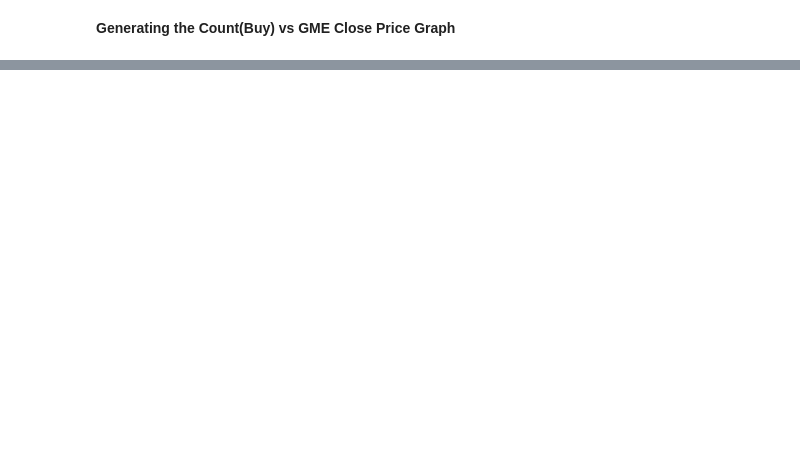
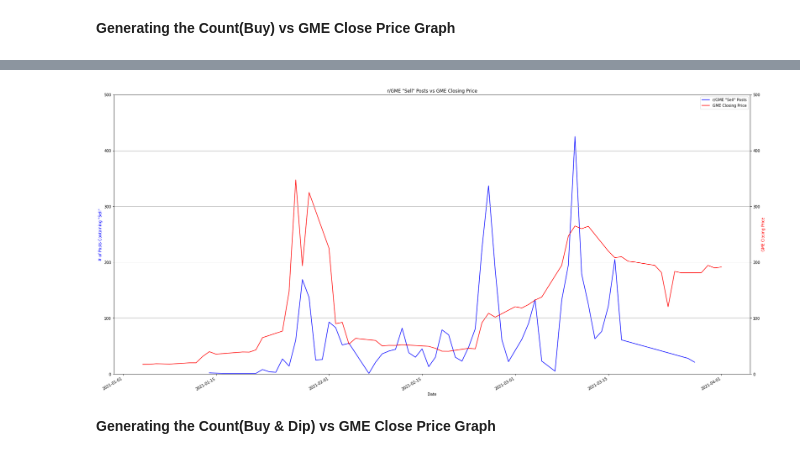
Before and after one commit to NeilCollinsMS/Unstructured-Data-Notebooks, a Jupyter notebook: GME_Graphing_Revised.ipynb, the cells around one changed output, grey strips where cells are left out. Drawn from its saved outputs; the diff is of its cells as text; code cells hidden in the pictures; blank space fills up the shorter version.

```diff
--- a/GME_Graphing_Revised.ipynb
+++ b/GME_Graphing_Revised.ipynb
@@ -238,0 +297,7 @@ gmestock.plot(x='Date', y = 'Close', kind = 'line', figsize=(30,15), color = 're
+# %%
+# Filtering the gmedaily_filtered dataframe to only include titles with the word "Sell"
+
+cols_list = ['Title'] # Target Columns
+search_values = ['Sell'] # Target Word(s)
+
+gme_filtered_sell = gme_filtered[gme_filtered[cols_list].stack().str.contains('|'.join(search_values),case=False,na=False).any(level=0)]
@@ -238,0 +313,2 @@ gmestock.plot(x='Date', y = 'Close', kind = 'line', figsize=(30,15), color = 're
+# %%
+gmedaily_filtered_sell = gme_filtered_sell.groupby('Date', as_index=False).count()
@@ -238,0 +324,16 @@ gmestock.plot(x='Date', y = 'Close', kind = 'line', figsize=(30,15), color = 're
+# %%
+# Plotting GME posts with the word "Sell" in the title against the GME stock price.
+
+ax = gmedaily_filtered_sell.plot(x='Date', y = 'Post ID', kind = 'line', figsize=(30,15), color = 'blue', label = 'r/GME "Sell" Posts', title = 'r/GME "Sell" Posts vs GME Closing Price')
+ax2 = gmestock.plot(x='Date', y = 'Close', kind = 'line', figsize=(30,15), color = 'red', label = 'GME Closing Price', ax=ax)
+
+ax.set_ylabel('# of Posts Containing "Sell"', color='b')
+ax2 = ax.twinx()
+ax2.set_ylabel('GME Closing Price', color='r')
+ax2.set_ylim(bottom=0, top=500)
+ax.set_ylim(bottom=0, top=500)
+plt.grid()
+# %% [output]
+[figure, added]
+# %% [markdown]
+**Generating the Count(Buy & Dip) vs GME Close Price Graph**
```
Also changed, not shown: parts of 23 cells of this notebook.
